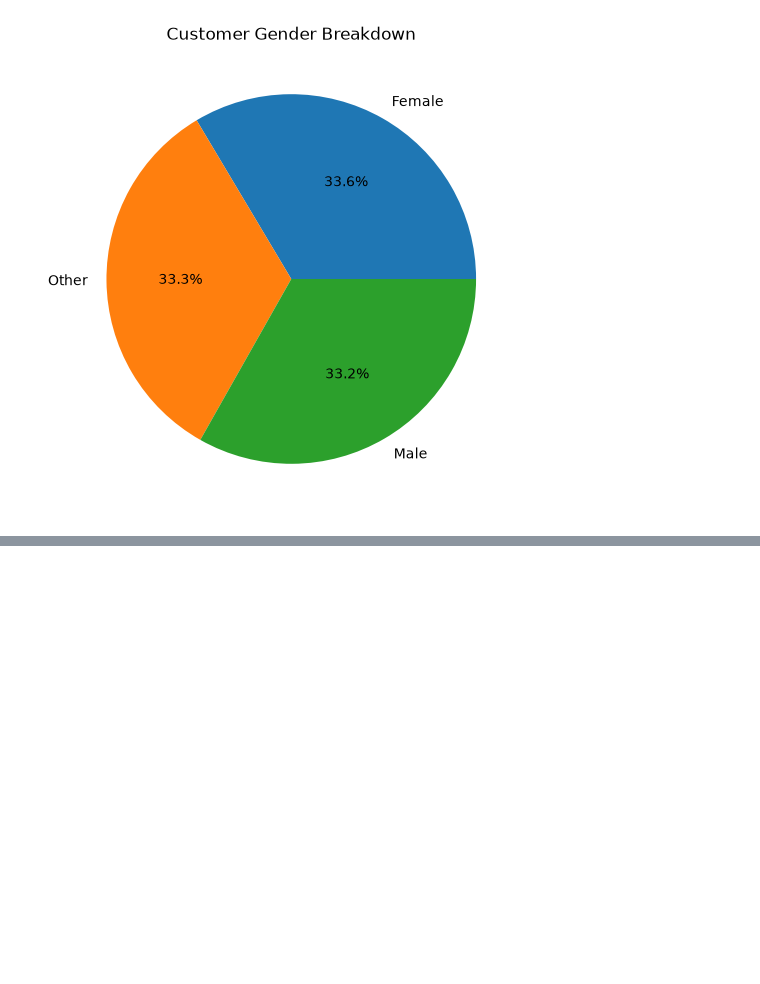
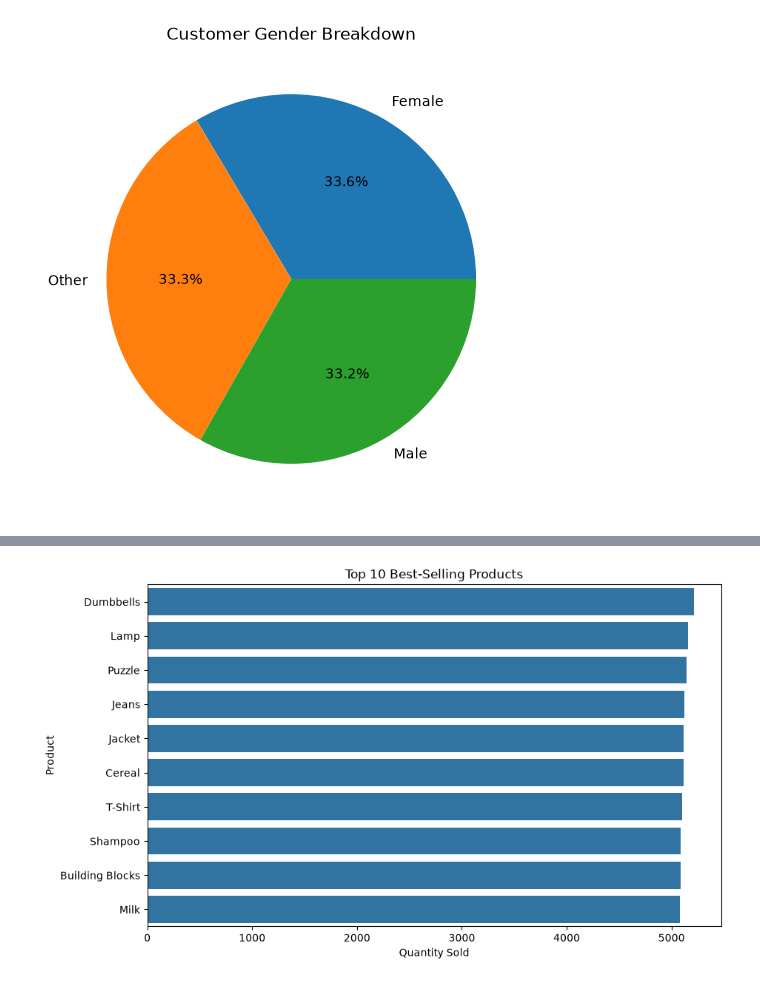
Before and after one commit to atulkadam081-coder/IOBSIP, a Jupyter notebook: src/retail_sales_eda.ipynb, the cells around one changed output, grey strips where cells are left out. Saved outputs shown, nothing was run; the diff lists cells and outputs as text; code cells hidden in the pictures; blank space fills up the shorter version.

```diff
--- a/src/retail_sales_eda.ipynb
+++ b/src/retail_sales_eda.ipynb
@@ -261,3 +261,9 @@ plt.title("Customer Gender Breakdown")
 plt.show()
 # %% [output]
 [figure]
+# %%
+top_products = df.groupby("product_name")["quantity"].sum()
+
+top_products = top_products.sort_values(ascending=False).head(10)
+
+top_products
@@ -263,0 +283,15 @@ plt.show()
+# %%
+plt.figure(figsize=(10, 6))
+
+sns.barplot(
+    x=top_products.values,
+    y=top_products.index
+)
+
+plt.title("Top 10 Best-Selling Products")
+plt.xlabel("Quantity Sold")
+plt.ylabel("Product")
+
+plt.show()
+# %% [output]
+[figure, added]
```
Also changed, not shown: parts of 7 cells of this notebook.
